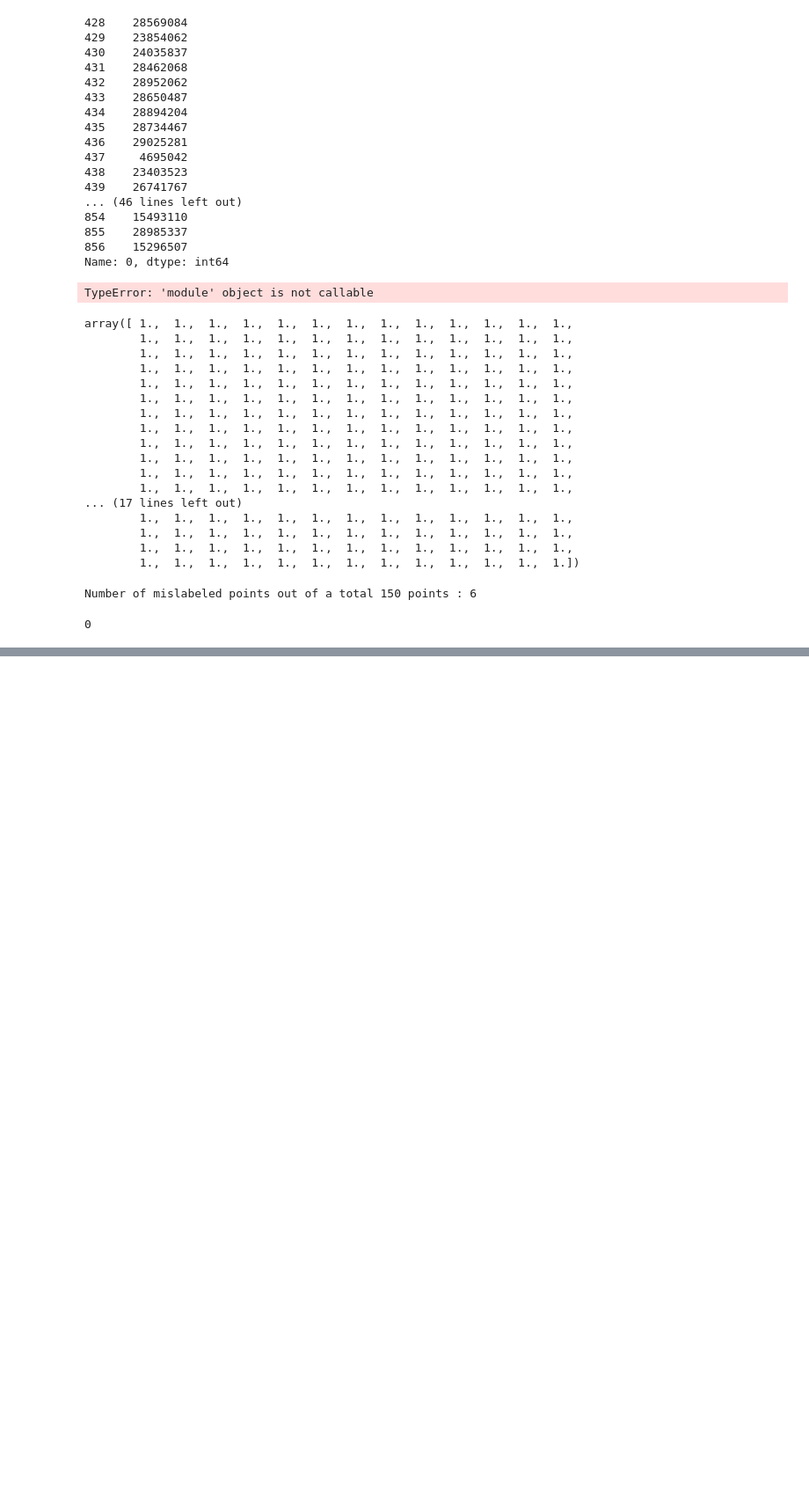
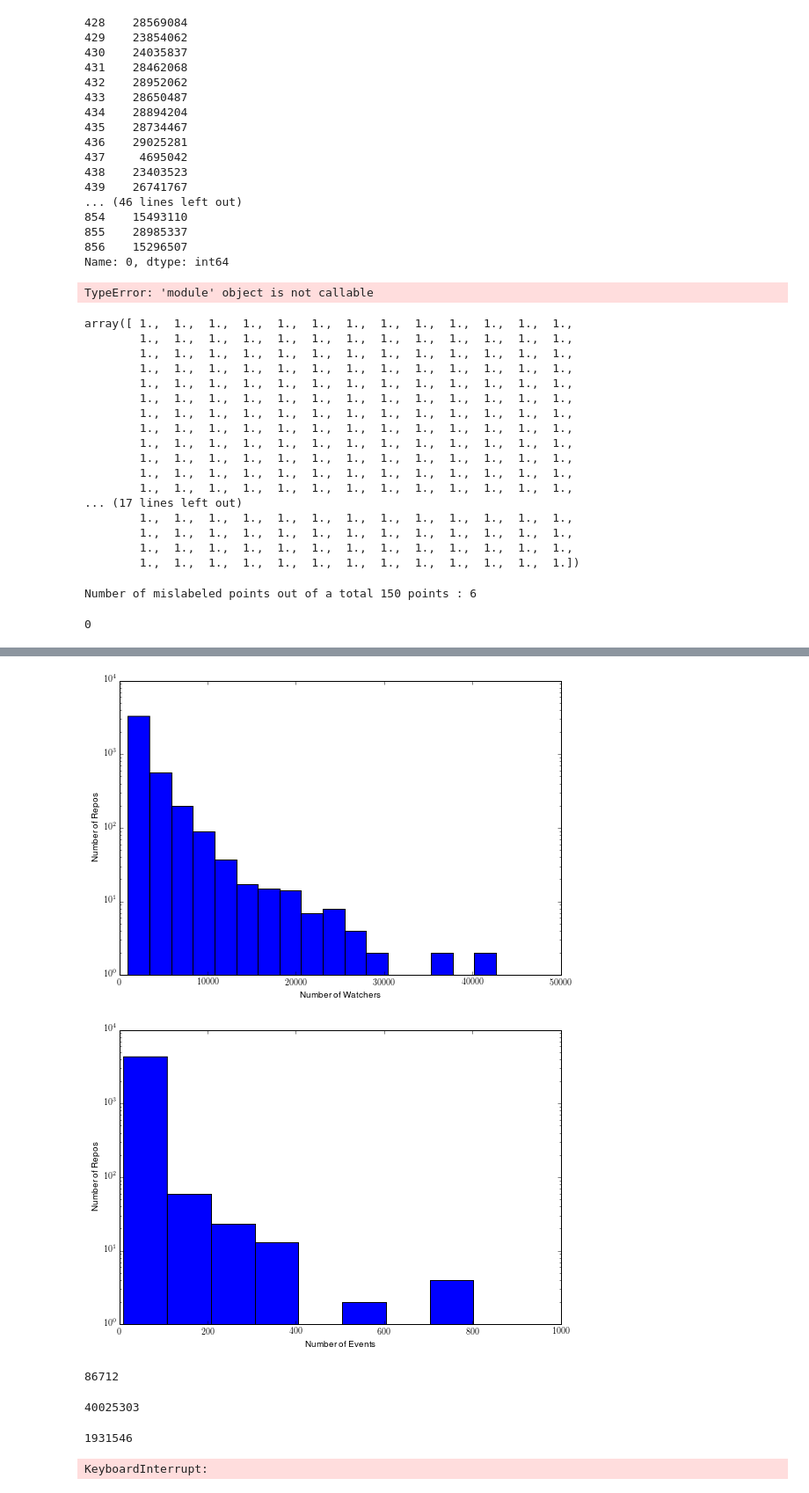
Before and after one commit to hebda/GitWatch, a Jupyter notebook: GitWatch.ipynb, the cells around one changed output, grey strips where cells are left out. Shown at 88% size. Saved outputs shown, nothing was run; the diff lists cells and outputs as text; code cells hidden in the pictures; blank space fills up the shorter version.

```diff
--- a/GitWatch.ipynb
+++ b/GitWatch.ipynb
@@ -396,0 +426,4 @@ iris.target[0]
+# %%
+cur.execute('SELECT name FROM Writers')
+for i in cur.fetchall():
+    print i[0]
@@ -396,0 +437,7 @@ iris.target[0]
+# %%
+import json
+import os, sys
+import pymysql as mdb
+db = mdb.connect(user="hebda", host="localhost", db="GitWatch", charset='utf8')
+
+#tmpfile='populateDBoutput_tmp'
@@ -396,0 +486,60 @@ iris.target[0]
+# %%
+import pymysql as mdb
+db = mdb.connect(user='hebda',host='localhost',db='GitWatch',charset='utf8')
+cur=db.cursor()
+# %%
+cur.execute('SELECT id, watchers from repo where status=1 order by watchers DESC')
+repo_result=cur.fetchall()
+# %%
+import matplotlib.pyplot as plt
+import numpy as np
+%matplotlib inline
+
+plt.figure(figsize=(700/72,500/72))
+repo_n=[]
+for i in repo_result:
+    repo_n.append(i[1])
+plt.hist(repo_n,log=True,range=[1000,50000],bins=20)
+#plt.title("Gaussian Histogram")
+plt.xlabel("Number of Watchers")
+plt.ylabel("Number of Repos")
+plt.show()
+#plt.savefig('repo_vs_watchers.png')
+
+plt.figure(figsize=(700/72,500/72))
+event_n=[]
+for i in event_result:
+    event_n.append(i[1])
+plt.hist(event_n,log=True,range=[10,1000],bins=10)
+plt.xlabel("Number of Events")
+plt.ylabel("Number of Repos")
+plt.show()
+#plt.savefig('repo_vs_events.png')
+# %% [output]
+[figure, added]
+[figure, added]
+# %%
+cur.
+training_repo=cur.fetchall()
+# %% [output]
+86712
+# %%
+for i in event_result:
+    if cur.execute('SELECT * from repo where id=%d;' % i[0])>0:
+        print i[0]
+        break
+# %% [output]
+40025303
+# %%
+cur.execute('SELECT * FROM repo WHERE status IS NULL;')
+result=cur.fetchall()
+len(result)
+# %% [output]
+1931546
+# %%
+db = mdb.connect(user="hebda", host="localhost", db="GitWatch", charset='utf8')
+cur=db.cursor()
+#cur.execute('select c.id,c.type,c.timestamp from (select id,type,timestamp,count(*) as num_events from event group by id) as a, (select * from repo where status=1 and created_at<"2015-06-01") as b, event as c where a.id=b.id and a.num_events>100 and a.id=c.id;')
+cur.execute('select c.id,c.type,c.timestamp from (select * from repo where status=1 and created_at<"2015-06-01") as b, event as c where b.id=c.id;')
+# %% [output]
+KeyboardInterrupt:
```
Also changed, not shown: parts of 15 cells of this notebook.
